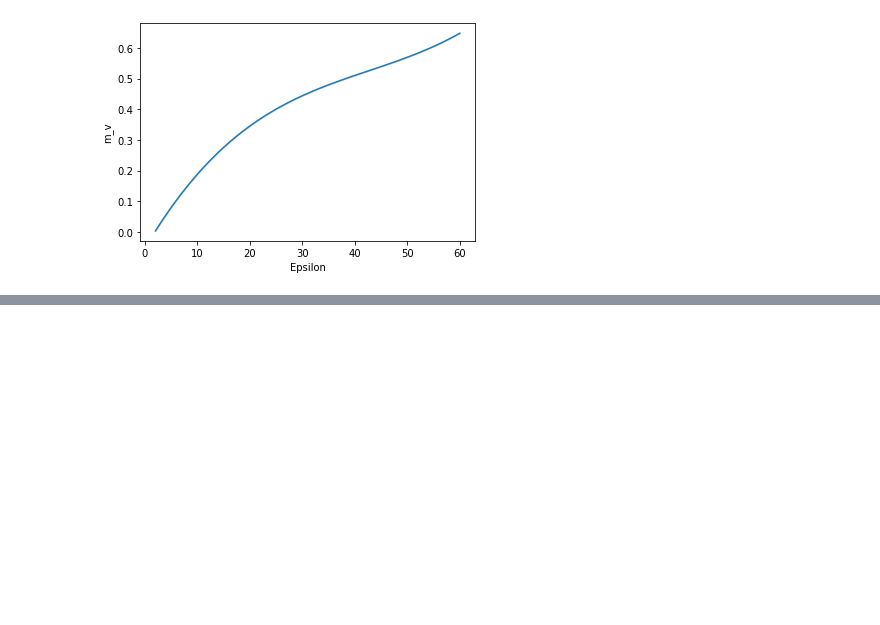
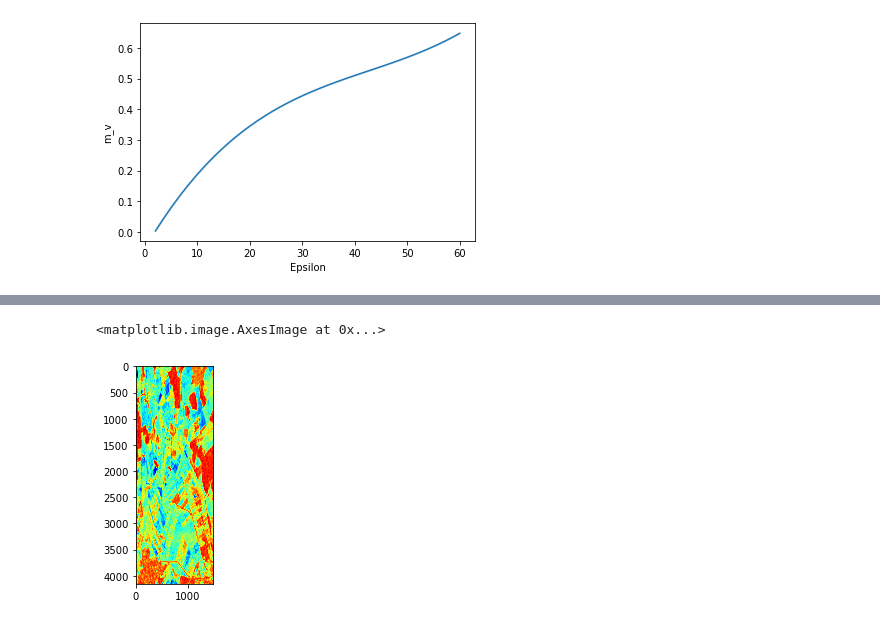
Before and after one commit to IslamAlam/Introduction2SAR, a Jupyter notebook: Execrise_4_XBragg_PolSAR.ipynb, the cells around one changed output, grey strips where cells are left out. Drawn from its saved outputs; the diff is of its cells as text; code cells hidden in the pictures; blank space fills up the shorter version.

```diff
--- a/Execrise_4_XBragg_PolSAR.ipynb
+++ b/Execrise_4_XBragg_PolSAR.ipynb
@@ -393,0 +638,5 @@ sns.lineplot(data=df, x="Epsilon", y="m_v")
+# %%
+plt.imshow(EigenDecomp.H, cmap="jet")
+# %% [output]
+<matplotlib.image.AxesImage at 0x...>
+[figure, added]
```
Also changed, not shown: parts of 4 cells of this notebook, 2 other files.
